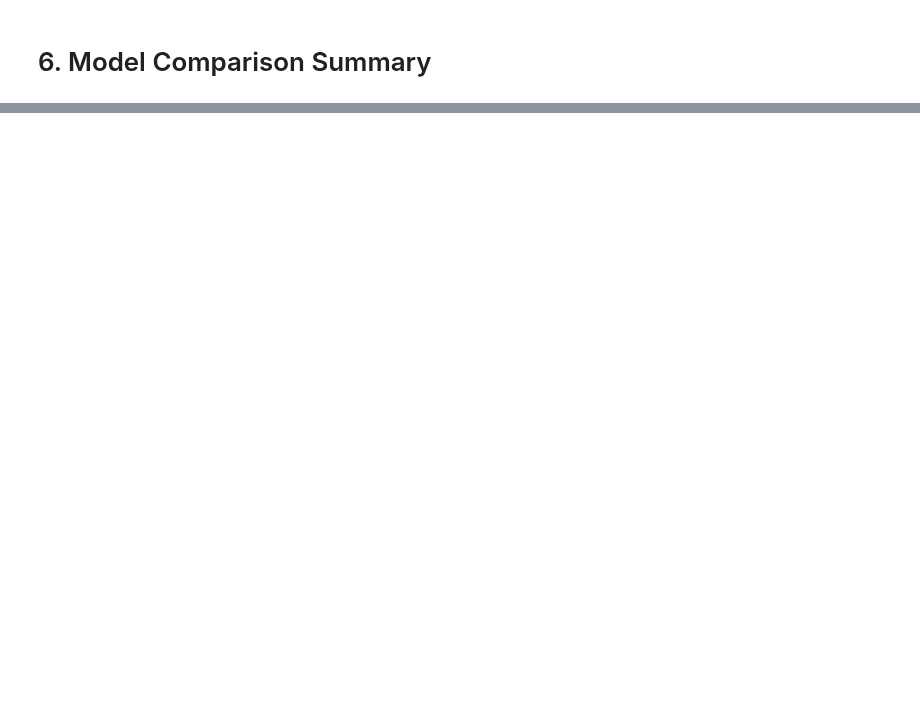
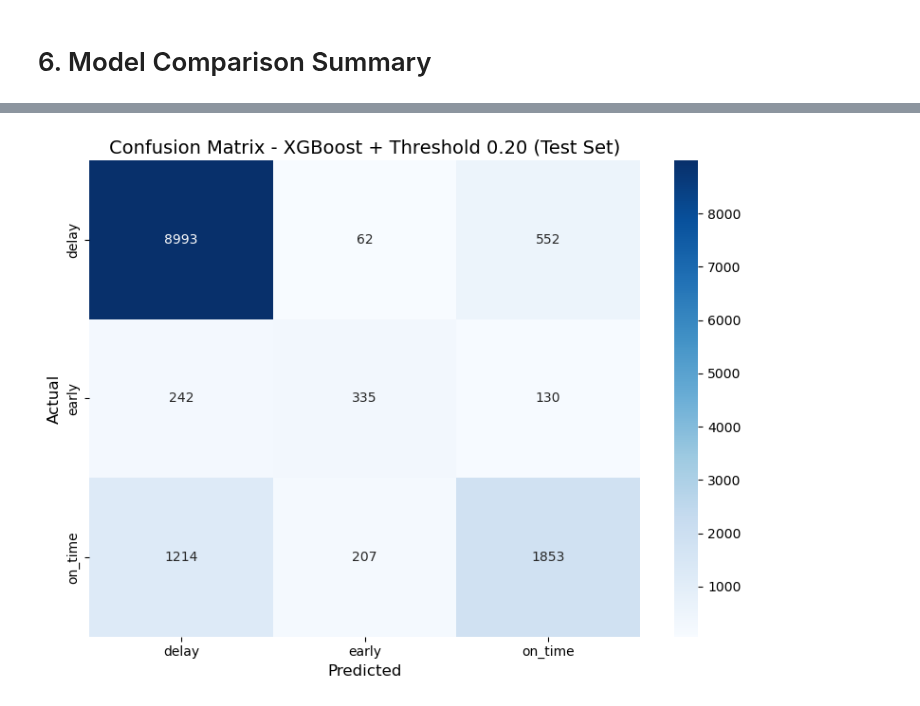
Before and after one commit to ofer-geo/public_transport_ML, a Jupyter notebook: notebooks/Model_Training.ipynb, the cells around one changed output, grey strips where cells are left out. Saved outputs shown, nothing was run; the diff lists cells and outputs as text; code cells hidden in the pictures; blank space fills up the shorter version.

```diff
--- a/notebooks/Model_Training.ipynb
+++ b/notebooks/Model_Training.ipynb
@@ -326,0 +617,16 @@ print(overfit_df[['Model', 'Train Accuracy', 'Val Accuracy', 'Gap Accuracy',
+# %%
+# קבל הסתברויות
+y_proba = xgb.predict_proba(X_val)
+early_idx = list(le.classes_).index('early')
+
+# נסה סף נמוך יותר ל-early
+threshold = 0.2  # במקום 0.33 (ברירת מחדל)
+
+y_pred_thresh = []
+for proba in y_proba:
+    if proba[early_idx] >= threshold:
+        y_pred_thresh.append('early')
+    else:
+        y_pred_thresh.append(le.classes_[np.argmax(proba)])
+
+print(classification_report(y_val, y_pred_thresh))
@@ -326,0 +810,12 @@ print(overfit_df[['Model', 'Train Accuracy', 'Val Accuracy', 'Gap Accuracy',
+# %%
+y_proba_test = xgb.predict_proba(X_test)
+
+y_pred_test = []
+for proba in y_proba_test:
+    if proba[early_idx] >= 0.20:
+        y_pred_test.append('early')
+    else:
+        y_pred_test.append(le.classes_[np.argmax(proba)])
+
+print("=== Final Evaluation on Test ===")
+print(classification_report(y_test, y_pred_test))
@@ -326,0 +833,14 @@ print(overfit_df[['Model', 'Train Accuracy', 'Val Accuracy', 'Gap Accuracy',
+# %%
+cm = confusion_matrix(y_test, y_pred_test, labels=['delay', 'early', 'on_time'])
+
+plt.figure(figsize=(8, 6))
+sns.heatmap(cm, annot=True, fmt='d', cmap='Blues',
+            xticklabels=['delay', 'early', 'on_time'],
+            yticklabels=['delay', 'early', 'on_time'])
+plt.title('Confusion Matrix - XGBoost + Threshold 0.20 (Test Set)', fontsize=14)
+plt.xlabel('Predicted', fontsize=12)
+plt.ylabel('Actual', fontsize=12)
+plt.tight_layout()
+plt.show()
+# %% [output]
+[figure, added]
```
Also changed, not shown: parts of 32 cells of this notebook.
